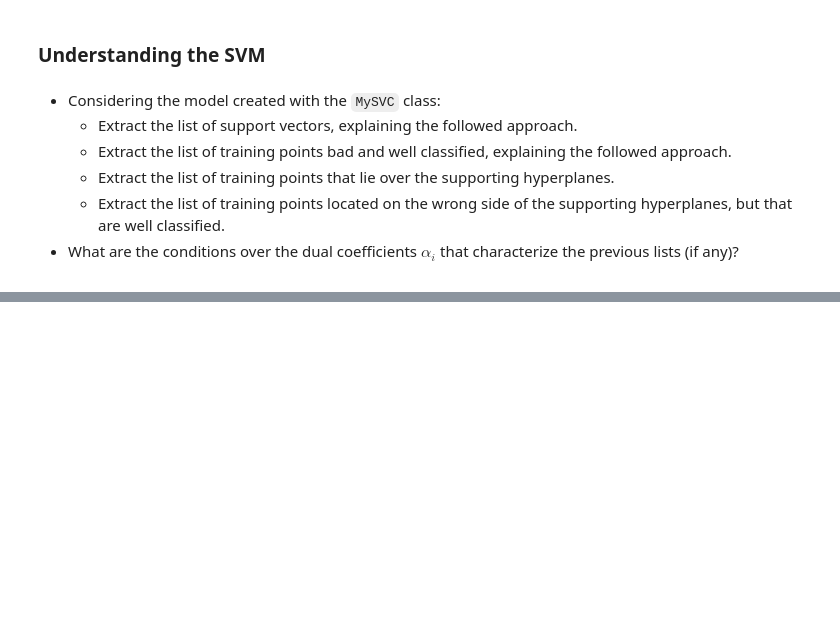
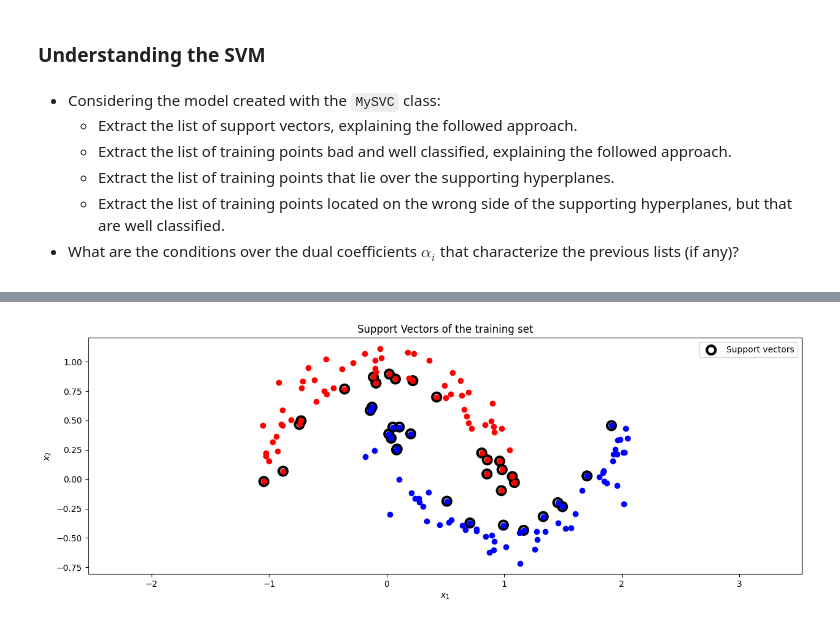
Before and after one commit to RafaDom02/MAAA, a Jupyter notebook: MAAA-24_25-SMO_Qst.ipynb, the cells around one changed output, grey strips where cells are left out. Saved outputs shown, nothing was run; the diff lists cells and outputs as text; code cells hidden in the pictures; blank space fills up the shorter version.

```diff
--- a/MAAA-24_25-SMO_Qst.ipynb
+++ b/MAAA-24_25-SMO_Qst.ipynb
@@ -574,0 +572,81 @@ TypeError: '>' not supported between instances of 'NoneType' and 'int'
+# %%
+# 1. Support vectors
+support_vectors_my = model_my.support_vectors_(x_tr)
+support_vectors_sk = model_sk.support_vectors_
+print(f"Support vectors of MySVC: \n{support_vectors_my}")
+print(f"Support vectors of sci-kit learn SVC: \n{support_vectors_sk}")
+print()
+
+plt.scatter(
+        support_vectors_my[:,0], support_vectors_my[:,1],
+        s=100,
+        linewidth=3,
+        facecolors="none",
+        edgecolors="k",
+        label="Support vectors"
+    )
+plot_dataset_clas(x_tr, y_tr)
+plt.title("Support Vectors of the training set")
+plt.legend()
+plt.show()
+
+# 2. Well and badly classified points
+well_classified_points, badly_classified_points = model_my.get_classification_status(x_tr, y_tr)
+print(f"Well classified points: \n{well_classified_points}")
+print(f"Badly classified points: \n{badly_classified_points}")
+print()
+plt.scatter(
+        well_classified_points[:,0], well_classified_points[:,1],
+        s=100,
+        linewidth=3,
+        facecolors="none",
+        edgecolors="k",
+        label="Well classified points",
+    )
+plt.scatter(
+        badly_classified_points[:,0], badly_classified_points[:,1],
+        s=100,
+        linewidth=3,
+        facecolors="none",
+        edgecolors="r",
+        label="Badly classified points",
+    )
+plot_dataset_clas(x_tr, y_tr)
+plt.title("Well and badly classified points of the training set")
+plt.legend()
+plt.show()
+
+# 3. Hyperplane points
+hyperplane_points = model_my.get_supporting_hyperplane_points(x_tr, y_tr)
+print(f"Points that lie on the supporting hyperplanes: \n{hyperplane_points}")
+print()
+plt.scatter(
+        hyperplane_points[:,0], hyperplane_points[:,1],
+        s=100,
+        linewidth=3,
+        facecolors="none",
+        edgecolors="k",
+        label="Hyperplane points",
+    )
+plot_dataset_clas(x_tr, y_tr)
+plt.title("Points of the training set that lie on the supporting hyperplanes")
+plt.legend()
+plt.show()
+
+# 4. Wrong side well classified points
+wrong_side_well_classified_points = model_my.get_wrong_side_well_classified(x_tr, y_tr)
+print(f"Wrong side well classified points of MySVC: \n{wrong_side_well_classified_points}")
+print()
+plt.scatter(
+        wrong_side_well_classified_points[:,0], wrong_side_well_classified_points[:,1],
+        s=100,
+        linewidth=3,
+        facecolors="none",
+        edgecolors="k",
+        label="Wrong side well classified points",
+    )
+plot_dataset_clas(x_tr, y_tr)
+plt.title("Points of the training set that are on the wrong side but well classified")
+plt.legend()
+plt.show()
+# %% [output]
@@ -574,0 +670 @@ TypeError: '>' not supported between instances of 'NoneType' and 'int'
+[figure, added]
```
Also changed, not shown: parts of 6 cells of this notebook.
